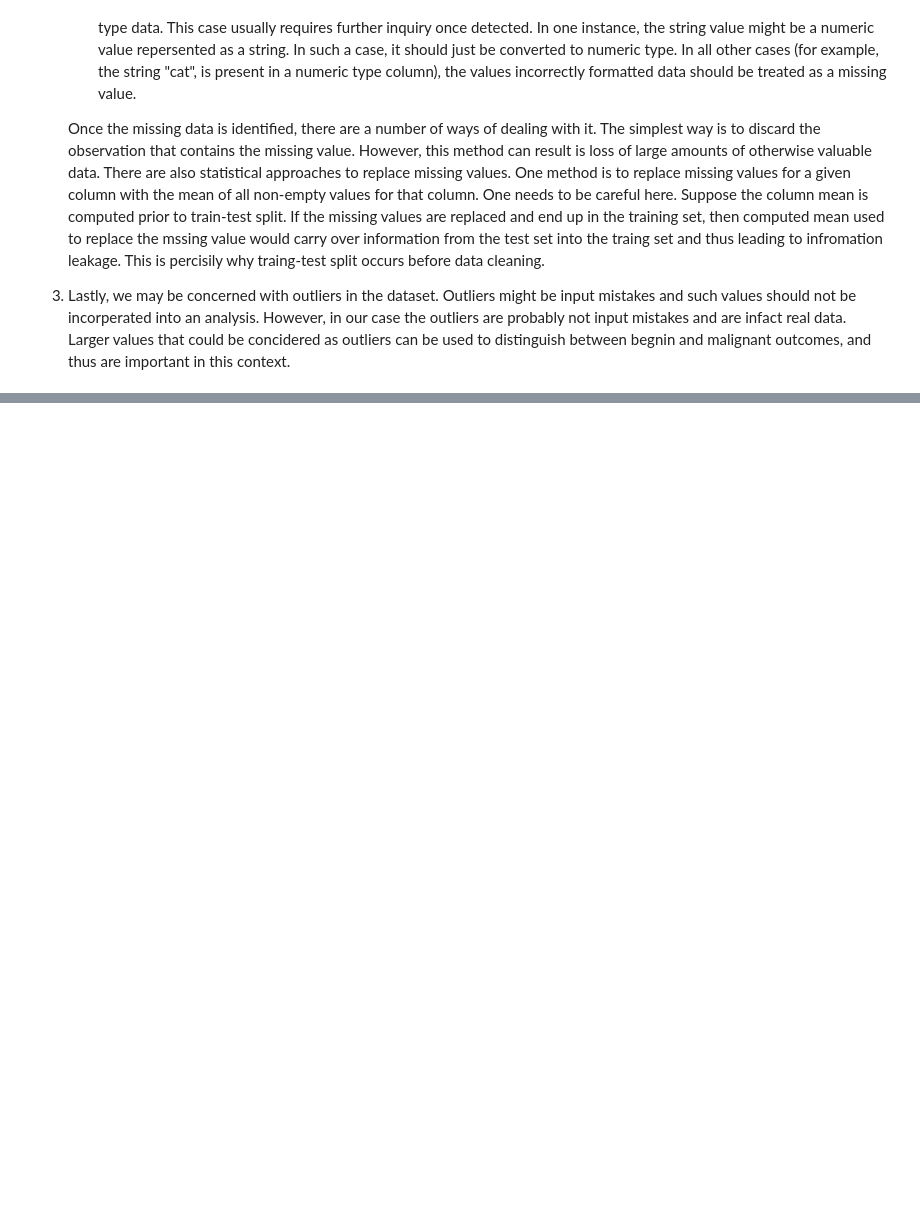
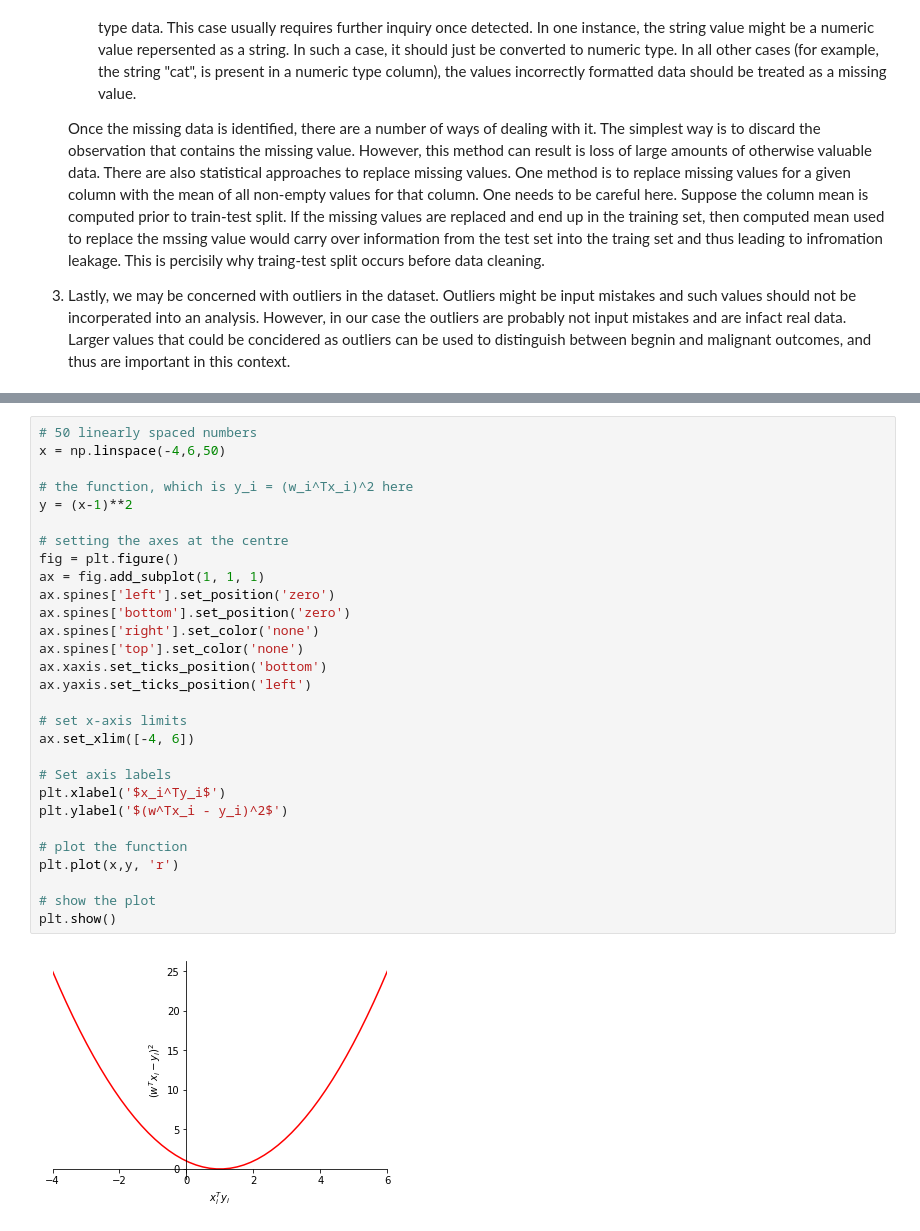
Before and after one commit to ramyar4321/MachineLearningCancer, a Jupyter notebook: MachineLearningCancerPerdiction.ipynb, the cells around one changed output, grey strips where cells are left out. Cells and saved outputs as stored; diff of their text form; blank space fills up the shorter version.

```diff
--- a/MachineLearningCancerPerdiction.ipynb
+++ b/MachineLearningCancerPerdiction.ipynb
@@ -791,0 +828,31 @@ However, for matrix, even if the solution is unique, we are not garunteed small
+# %%
+# 50 linearly spaced numbers
+x = np.linspace(-4,6,50)
+
+# the function, which is y_i = (w_i^Tx_i)^2 here
+y = (x-1)**2
+
+# setting the axes at the centre
+fig = plt.figure()
+ax = fig.add_subplot(1, 1, 1)
+ax.spines['left'].set_position('zero')
+ax.spines['bottom'].set_position('zero')
+ax.spines['right'].set_color('none')
+ax.spines['top'].set_color('none')
+ax.xaxis.set_ticks_position('bottom')
+ax.yaxis.set_ticks_position('left')
+
+# set x-axis limits
+ax.set_xlim([-4, 6])
+
+# Set axis labels
+plt.xlabel('$x_i^Ty_i$')
+plt.ylabel('$(w^Tx_i - y_i)^2$')
+
+# plot the function
+plt.plot(x,y, 'r')
+
+# show the plot
+plt.show()
+# %% [output]
+[figure, added]
```
Also changed, not shown: parts of 10 cells of this notebook.
